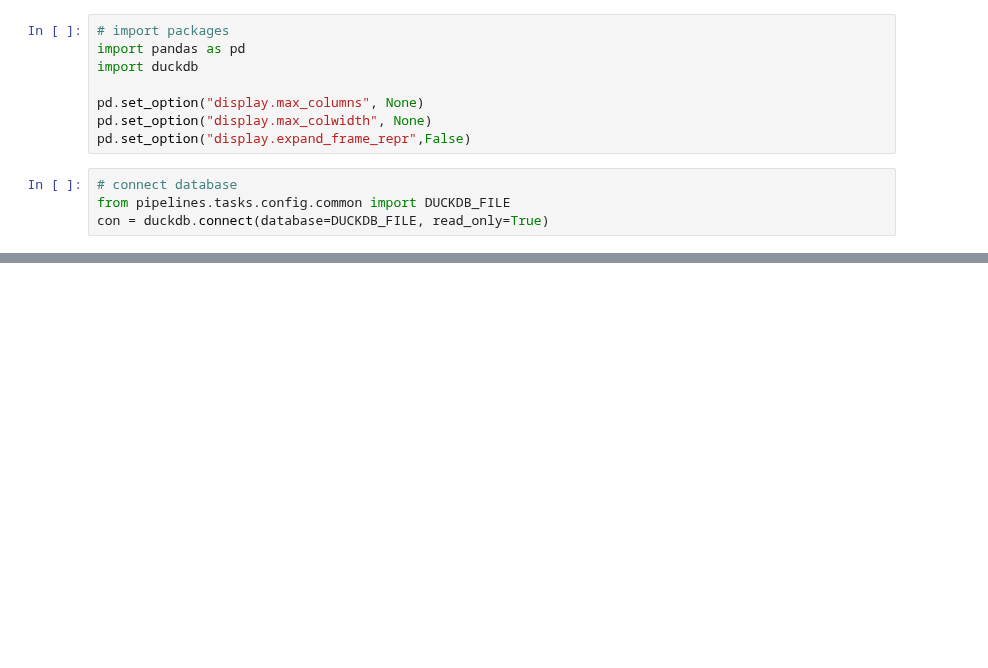
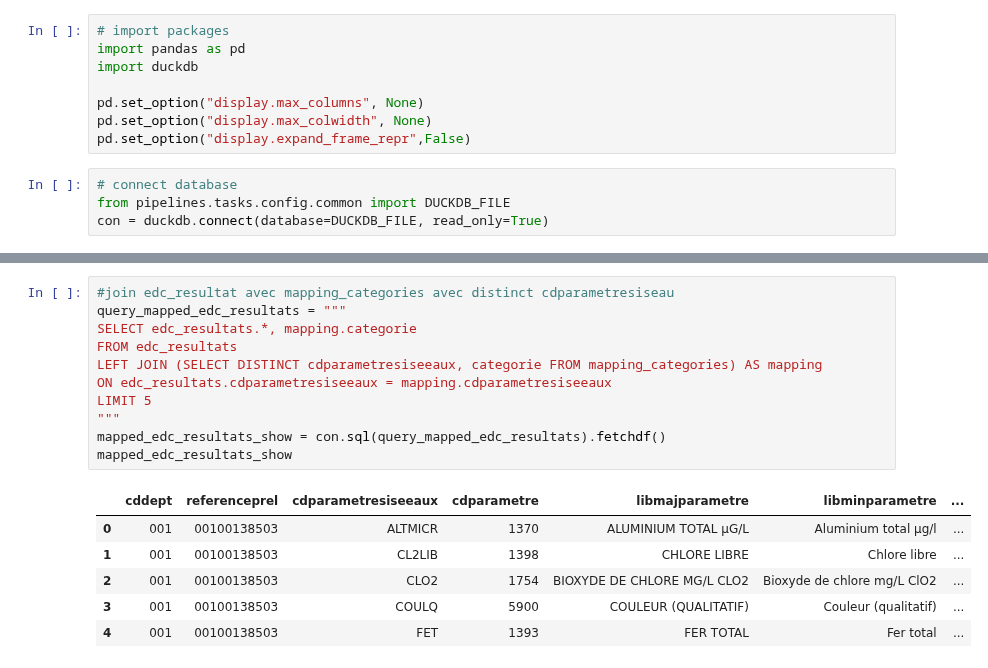
Before and after one commit to dataforgoodfr/13_pollution_eau, a Jupyter notebook: #Tâche 133_explo_design.ipynb, the cells around one changed output, grey strips where cells are left out. Drawn from its saved outputs; the diff is of its cells as text; blank space fills up the shorter version.

```diff
--- a/#Tâche 133_explo_design.ipynb
+++ b/#Tâche 133_explo_design.ipynb
@@ -119,0 +133,18 @@ param_unique_08300288944
+# %%
+#join edc_resultat avec mapping_categories avec distinct cdparametresiseau
+query_mapped_edc_resultats = """
+SELECT edc_resultats.*, mapping.categorie
+FROM edc_resultats
+LEFT JOIN (SELECT DISTINCT cdparametresiseeaux, categorie FROM mapping_categories) AS mapping
+ON edc_resultats.cdparametresiseeaux = mapping.cdparametresiseeaux
+LIMIT 5
+"""
+mapped_edc_resultats_show = con.sql(query_mapped_edc_resultats).fetchdf()
+mapped_edc_resultats_show
+# %% [output]
+|  | cddept | referenceprel | cdparametresiseeaux | cdparametre | libmajparametre | libminparametre | ... |
+| 0 | 001 | 00100138503 | ALTMICR | 1370 | ALUMINIUM TOTAL µG/L | Aluminium total µg/l | ... |
+| 1 | 001 | 00100138503 | CL2LIB | 1398 | CHLORE LIBRE | Chlore libre | ... |
+| 2 | 001 | 00100138503 | CLO2 | 1754 | BIOXYDE DE CHLORE MG/L CLO2 | Bioxyde de chlore mg/L ClO2 | ... |
+| 3 | 001 | 00100138503 | COULQ | 5900 | COULEUR (QUALITATIF) | Couleur (qualitatif) | ... |
+| 4 | 001 | 00100138503 | FET | 1393 | FER TOTAL | Fer total | ... |
```
Also changed, not shown: parts of 16 cells of this notebook.
